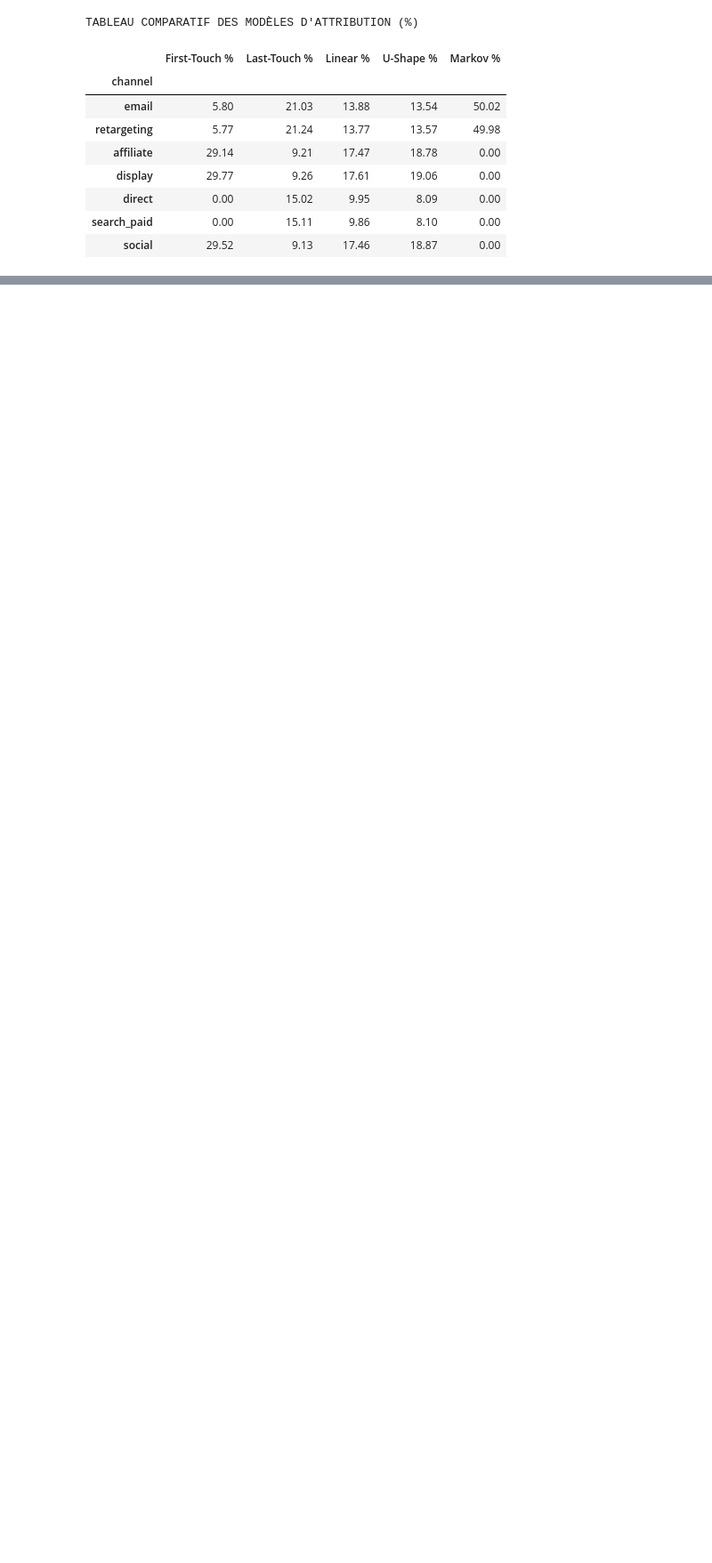
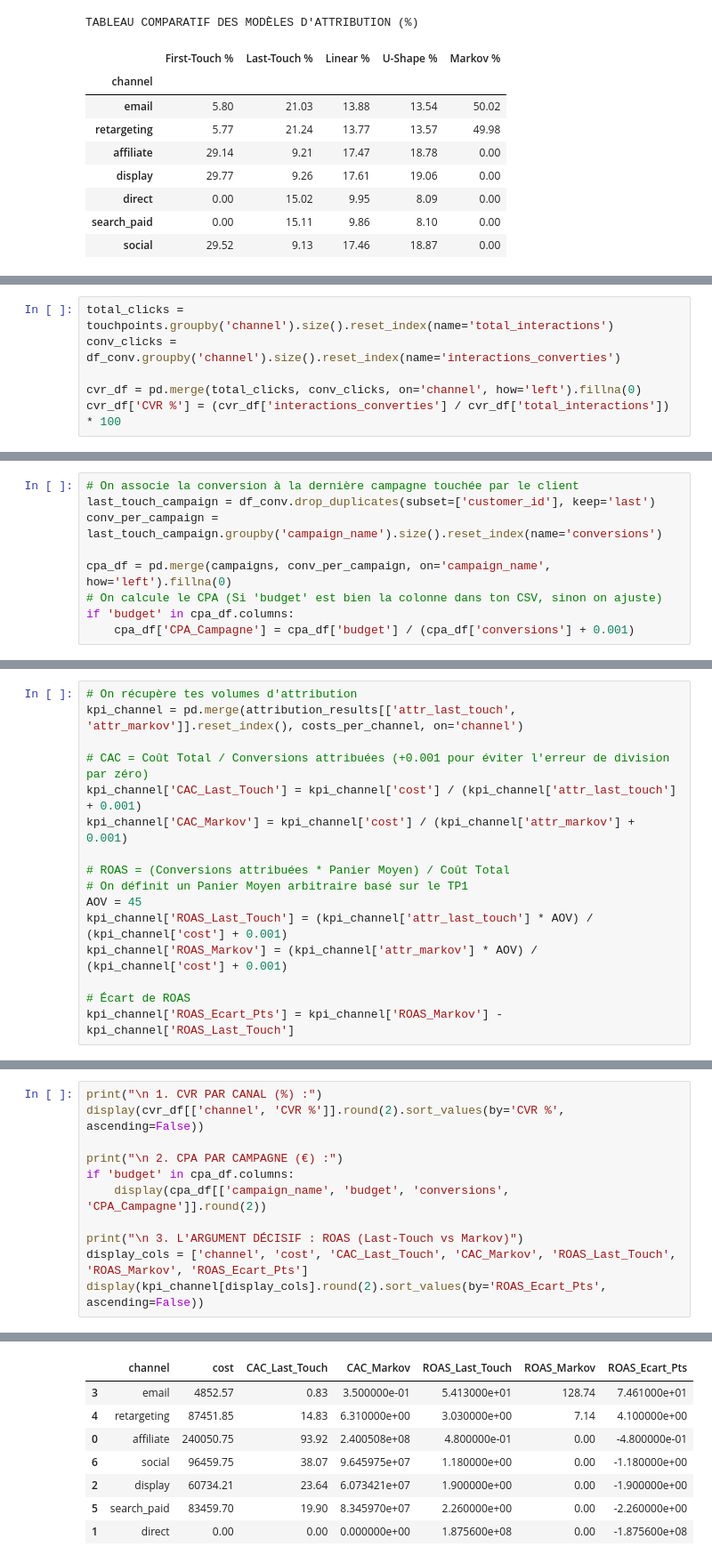
Before and after one commit to fds-imane/Data_Marketing, a Jupyter notebook: data_marketing_part_5.ipynb, the cells around one changed output, grey strips where cells are left out. Shown at 89% size. Saved outputs shown, nothing was run; the diff lists cells and outputs as text; blank space fills up the shorter version.

```diff
--- a/data_marketing_part_5.ipynb
+++ b/data_marketing_part_5.ipynb
@@ -496,0 +507,6 @@ TABLEAU COMPARATIF DES MODÈLES D'ATTRIBUTION (%)
+# %%
+total_clicks = touchpoints.groupby('channel').size().reset_index(name='total_interactions')
+conv_clicks = df_conv.groupby('channel').size().reset_index(name='interactions_converties')
+
+cvr_df = pd.merge(total_clicks, conv_clicks, on='channel', how='left').fillna(0)
+cvr_df['CVR %'] = (cvr_df['interactions_converties'] / cvr_df['total_interactions']) * 100
@@ -496,0 +515,9 @@ TABLEAU COMPARATIF DES MODÈLES D'ATTRIBUTION (%)
+# %%
+# On associe la conversion à la dernière campagne touchée par le client
+last_touch_campaign = df_conv.drop_duplicates(subset=['customer_id'], keep='last')
+conv_per_campaign = last_touch_campaign.groupby('campaign_name').size().reset_index(name='conversions')
+
+cpa_df = pd.merge(campaigns, conv_per_campaign, on='campaign_name', how='left').fillna(0)
+# On calcule le CPA (Si 'budget' est bien la colonne dans ton CSV, sinon on ajuste)
+if 'budget' in cpa_df.columns:
+    cpa_df['CPA_Campagne'] = cpa_df['budget'] / (cpa_df['conversions'] + 0.001)
@@ -496,0 +526,16 @@ TABLEAU COMPARATIF DES MODÈLES D'ATTRIBUTION (%)
+# %%
+# On récupère tes volumes d'attribution
+kpi_channel = pd.merge(attribution_results[['attr_last_touch', 'attr_markov']].reset_index(), costs_per_channel, on='channel')
+
+# CAC = Coût Total / Conversions attribuées (+0.001 pour éviter l'erreur de division par zéro)
+kpi_channel['CAC_Last_Touch'] = kpi_channel['cost'] / (kpi_channel['attr_last_touch'] + 0.001)
+kpi_channel['CAC_Markov'] = kpi_channel['cost'] / (kpi_channel['attr_markov'] + 0.001)
+
+# ROAS = (Conversions attribuées * Panier Moyen) / Coût Total
+# On définit un Panier Moyen arbitraire basé sur le TP1
+AOV = 45
+kpi_channel['ROAS_Last_Touch'] = (kpi_channel['attr_last_touch'] * AOV) / (kpi_channel['cost'] + 0.001)
+kpi_channel['ROAS_Markov'] = (kpi_channel['attr_markov'] * AOV) / (kpi_channel['cost'] + 0.001)
+
+# Écart de ROAS
+kpi_channel['ROAS_Ecart_Pts'] = kpi_channel['ROAS_Markov'] - kpi_channel['ROAS_Last_Touch']
@@ -496,0 +544,12 @@ TABLEAU COMPARATIF DES MODÈLES D'ATTRIBUTION (%)
+# %%
+print("\n 1. CVR PAR CANAL (%) :")
+display(cvr_df[['channel', 'CVR %']].round(2).sort_values(by='CVR %', ascending=False))
+
+print("\n 2. CPA PAR CAMPAGNE (€) :")
+if 'budget' in cpa_df.columns:
+    display(cpa_df[['campaign_name', 'budget', 'conversions', 'CPA_Campagne']].round(2))
+
+print("\n 3. L'ARGUMENT DÉCISIF : ROAS (Last-Touch vs Markov)")
+display_cols = ['channel', 'cost', 'CAC_Last_Touch', 'CAC_Markov', 'ROAS_Last_Touch', 'ROAS_Markov', 'ROAS_Ecart_Pts']
+display(kpi_channel[display_cols].round(2).sort_values(by='ROAS_Ecart_Pts', ascending=False))
+# %% [output]
@@ -496,0 +568,8 @@ TABLEAU COMPARATIF DES MODÈLES D'ATTRIBUTION (%)
+|  | channel | cost | CAC_Last_Touch | CAC_Markov | ROAS_Last_Touch | ROAS_Markov | ROAS_Ecart_Pts |
+| 3 | email | 4852.57 | 0.83 | 3.500000e-01 | 5.413000e+01 | 128.74 | 7.461000e+01 |
+| 4 | retargeting | 87451.85 | 14.83 | 6.310000e+00 | 3.030000e+00 | 7.14 | 4.100000e+00 |
+| 0 | affiliate | 240050.75 | 93.92 | 2.400508e+08 | 4.800000e-01 | 0.00 | -4.800000e-01 |
+| 6 | social | 96459.75 | 38.07 | 9.645975e+07 | 1.180000e+00 | 0.00 | -1.180000e+00 |
+| 2 | display | 60734.21 | 23.64 | 6.073421e+07 | 1.900000e+00 | 0.00 | -1.900000e+00 |
+| 5 | search_paid | 83459.70 | 19.90 | 8.345970e+07 | 2.260000e+00 | 0.00 | -2.260000e+00 |
+| 1 | direct | 0.00 | 0.00 | 0.000000e+00 | 1.875600e+08 | 0.00 | -1.875600e+08 |
```
Also changed, not shown: parts of 7 cells of this notebook.
